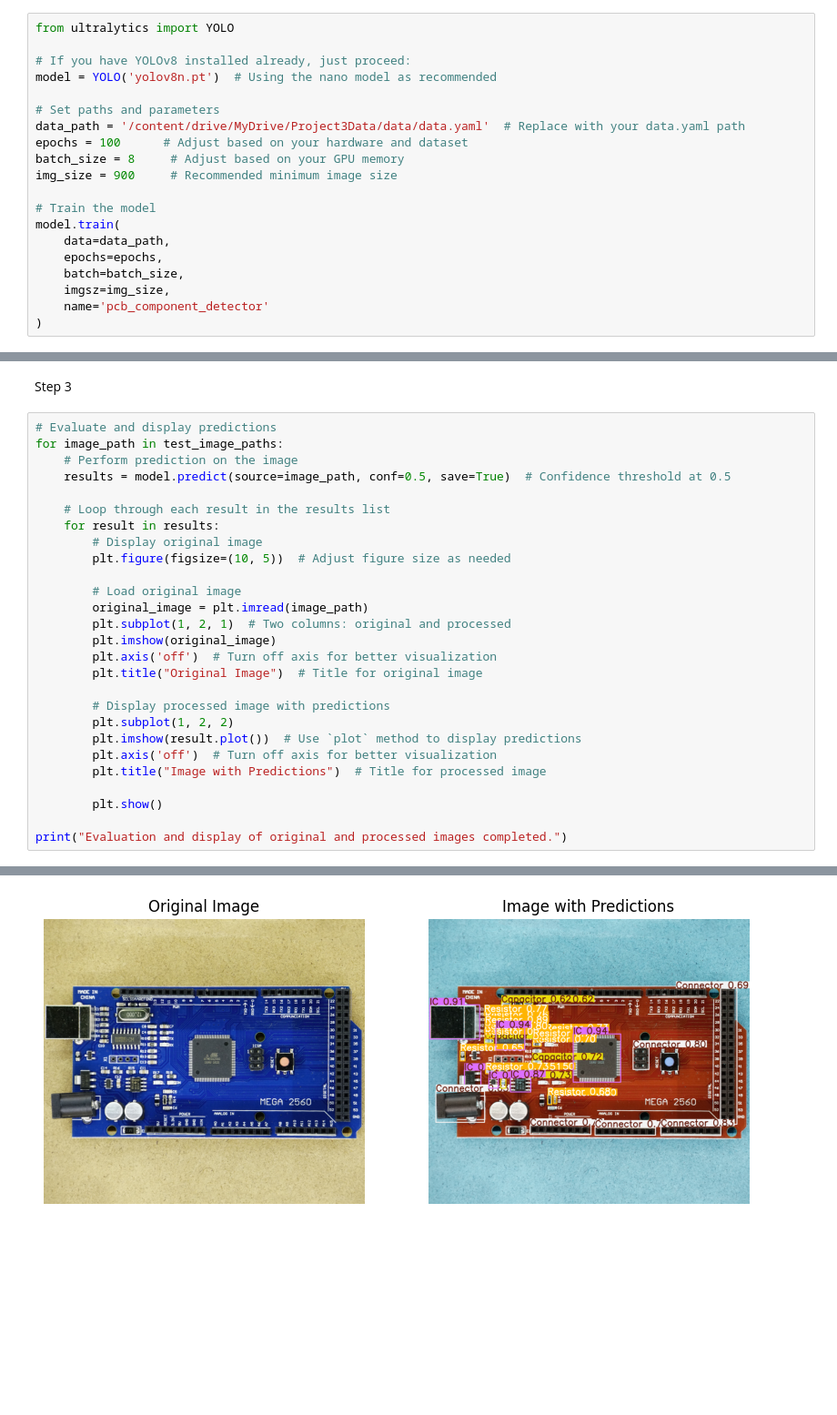
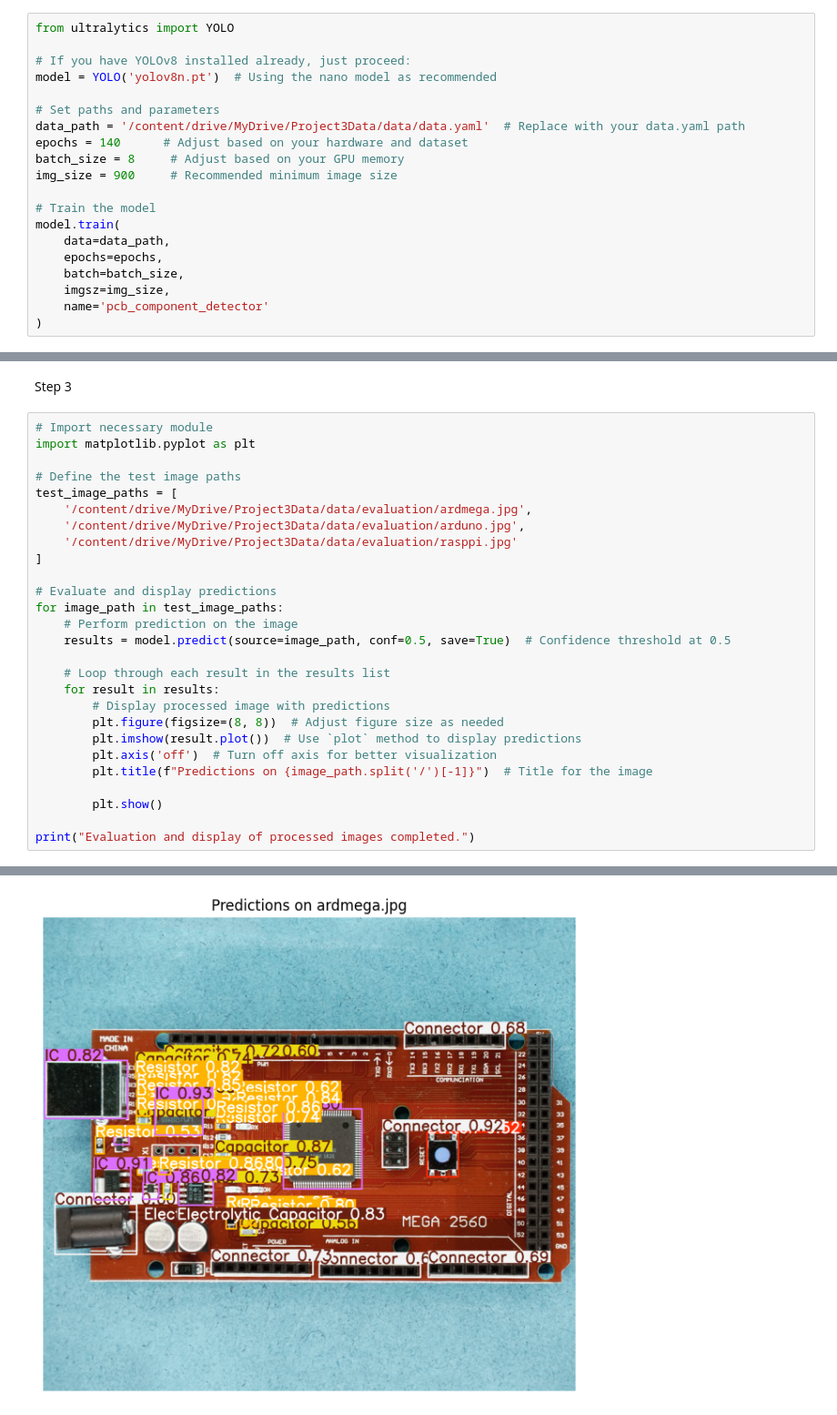
Before and after one commit to abdulwaheedTMU/Project3, a Jupyter notebook: Project3.ipynb, the cells around one changed output, grey strips where cells are left out. Shown at 91% size. Drawn from its saved outputs; the diff is of its cells as text; blank space fills up the shorter version.

```diff
--- a/Project3.ipynb
+++ b/Project3.ipynb
@@ -160,7 +160,7 @@ model = YOLO('yolov8n.pt')  # Using the nano model as recommended
 
 # Set paths and parameters
 data_path = '/content/drive/MyDrive/Project3Data/data/data.yaml'  # Replace with your data.yaml path
-epochs = 100      # Adjust based on your hardware and dataset
+epochs = 140      # Adjust based on your hardware and dataset
 batch_size = 8     # Adjust based on your GPU memory
 img_size = 900     # Recommended minimum image size
 
@@ -223,6 +220,16 @@ Starting training for 100 epochs...
 # %% [markdown]
 Step 3
 # %%
+# Import necessary module
+import matplotlib.pyplot as plt
+
+# Define the test image paths
+test_image_paths = [
+    '/content/drive/MyDrive/Project3Data/data/evaluation/ardmega.jpg',
+    '/content/drive/MyDrive/Project3Data/data/evaluation/arduno.jpg',
+    '/content/drive/MyDrive/Project3Data/data/evaluation/rasppi.jpg'
+]
+
 # Evaluate and display predictions
 for image_path in test_image_paths:
     # Perform prediction on the image
@@ -230,23 +237,13 @@ for image_path in test_image_paths:
 
     # Loop through each result in the results list
     for result in results:
-        # Display original image
-        plt.figure(figsize=(10, 5))  # Adjust figure size as needed
-
-        # Load original image
-        original_image = plt.imread(image_path)
-        plt.subplot(1, 2, 1)  # Two columns: original and processed
-        plt.imshow(original_image)
-        plt.axis('off')  # Turn off axis for better visualization
-        plt.title("Original Image")  # Title for original image
-
         # Display processed image with predictions
-        plt.subplot(1, 2, 2)
+        plt.figure(figsize=(8, 8))  # Adjust figure size as needed
         plt.imshow(result.plot())  # Use `plot` method to display predictions
         plt.axis('off')  # Turn off axis for better visualization
-        plt.title("Image with Predictions")  # Title for processed image
+        plt.title(f"Predictions on {image_path.split('/')[-1]}")  # Title for the image
 
         plt.show()
 
-print("Evaluation and display of original and processed images completed.")
+print("Evaluation and display of processed images completed.")
 # %% [output]
@@ -256 +253 @@ Results saved to runs/detect/predict6
-[figure, old version]
+[figure, new version]
```
Also changed, not shown: parts of 3 cells of this notebook.
